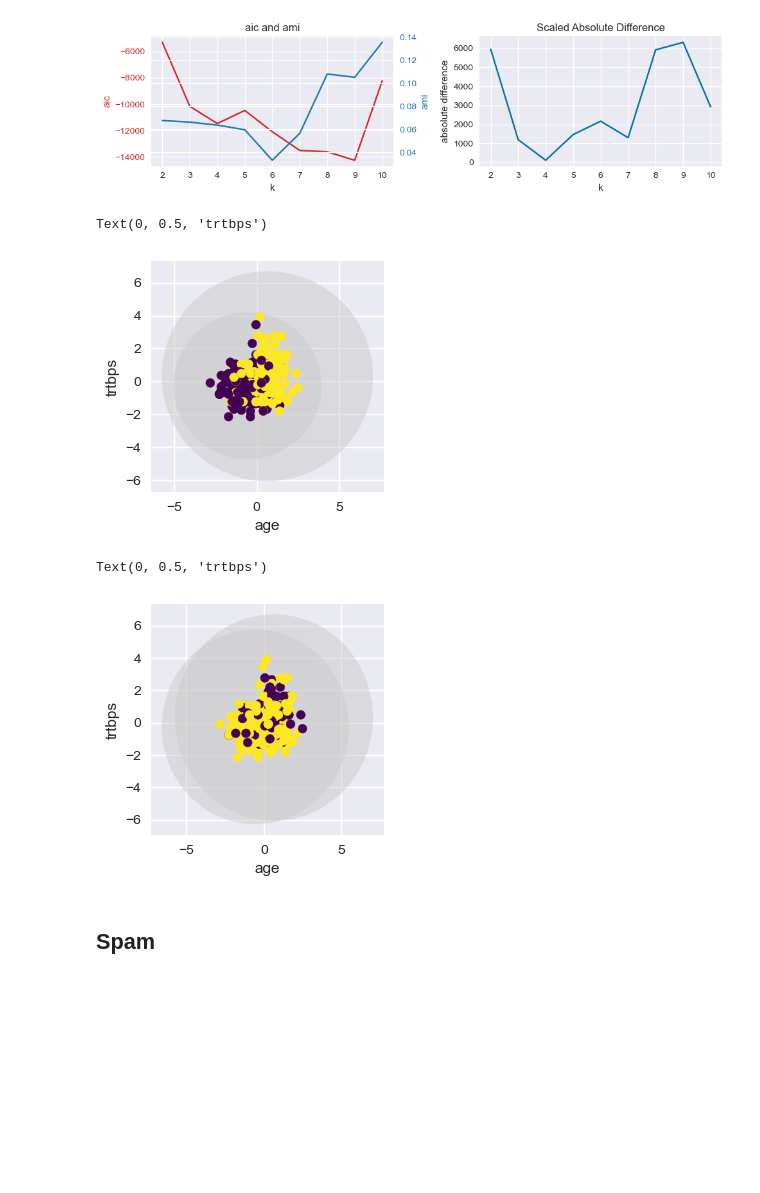
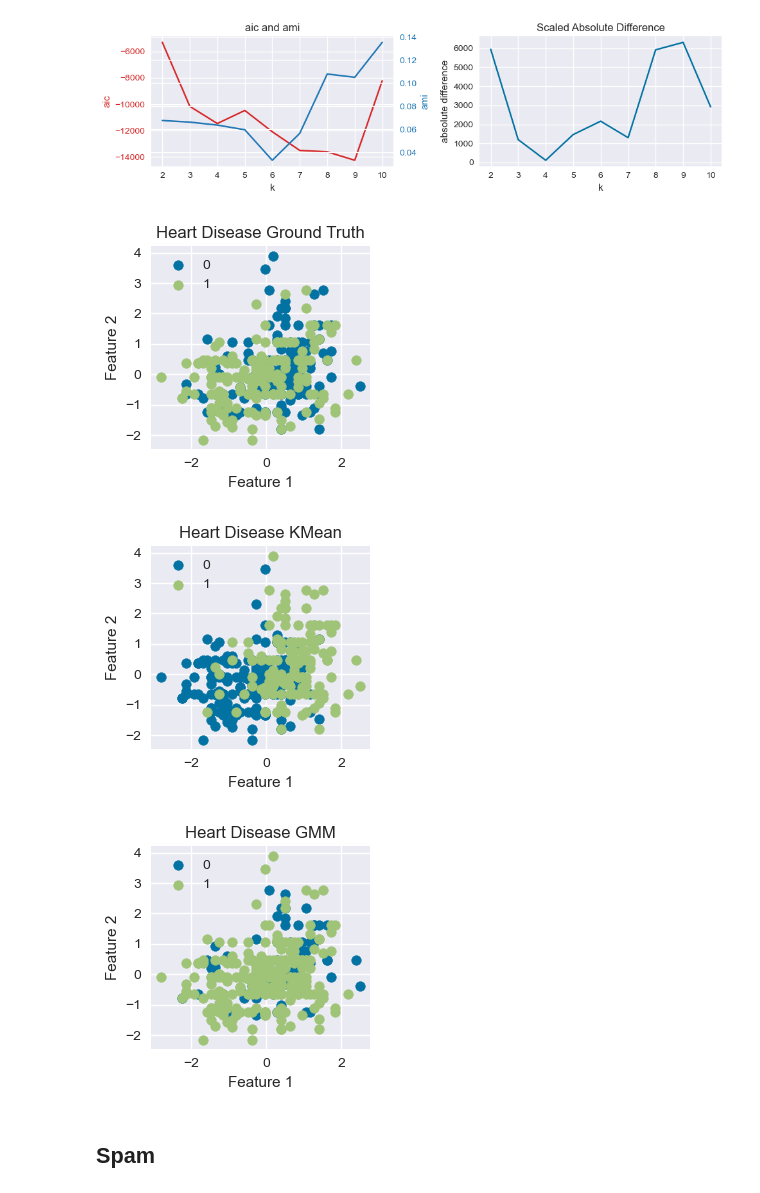
Before and after one commit to Alijafr/ML, a Jupyter notebook: assignment 3/code/Assignment 3.ipynb, the cells around one changed output. Cells and saved outputs as stored; diff of their text form; code cells hidden in the pictures; blank space fills up the shorter version.

```diff
--- a/assignment 3/code/Assignment 3.ipynb
+++ b/assignment 3/code/Assignment 3.ipynb
@@ -343,22 +364,41 @@ def plot_cluster(model, X, feature_1=0, feature_2=1, rseed=0, ax=None):
+# %%
+feature_1 = 0
+feature_2 = 1
+fig, ax = plt.subplots(figsize=(3,3))
+for g in np.unique(y):
+    i = np.where(y == g)
+    ax.scatter(x[i,feature_1], x[i,feature_2], label=g)
+plt.xlabel("Feature 1")
+plt.ylabel("Feature 2")
+plt.legend()
+plt.title('Heart Disease Ground Truth')
+plt.tight_layout()plt.savefig(save_folder+"cluster_hd_ground.pdf")
+# %% [output]
+[figure, added]
 # %%
 kmeans = KMeans(n_clusters=2, random_state=0)
 fig, ax1 = plt.subplots(figsize=(3,3))
 ax1 = plot_cluster(kmeans, x,ax = ax1)
-plt.xlabel("age")
-plt.ylabel("trtbps")
-# plt.legend()
+plt.xlabel("Feature 1")
+plt.ylabel("Feature 2")
+plt.legend()
+plt.title('Heart Disease KMean')
+plt.tight_layout()
+plt.savefig(save_folder+"kmm_cluster.pdf")
 # %% [output]
-Text(0, 0.5, 'trtbps')
-[figure, old version]
+[figure, new version]
 # %%
 gmm = GaussianMixture(n_components=2, random_state=0)
 fig, ax1 = plt.subplots(figsize=(3,3))
 ax1 = plot_cluster(gmm, x,ax = ax1)
-plt.xlabel("age")
-plt.ylabel("trtbps")
+plt.xlabel("Feature 1")
+plt.ylabel("Feature 2")
+plt.legend()
+plt.title('Heart Disease GMM')
+plt.tight_layout()
+plt.savefig(save_folder+"gmm_cluster.pdf")
 # %% [output]
-Text(0, 0.5, 'trtbps')
-[figure, old version]
+[figure, new version]
 # %% [markdown]
 ## Spam
 # %%
```
Also changed, not shown: parts of 8 cells of this notebook, 7 other files.
